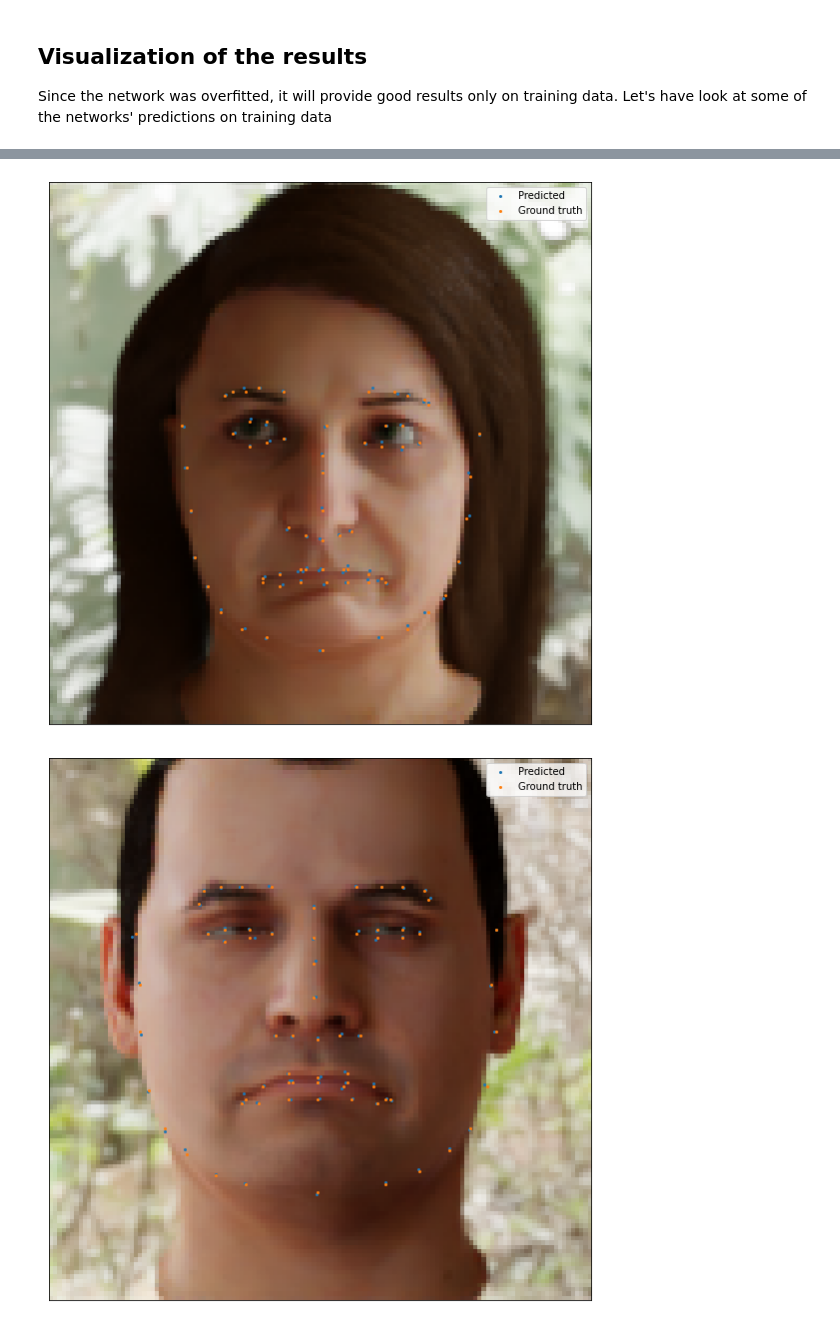
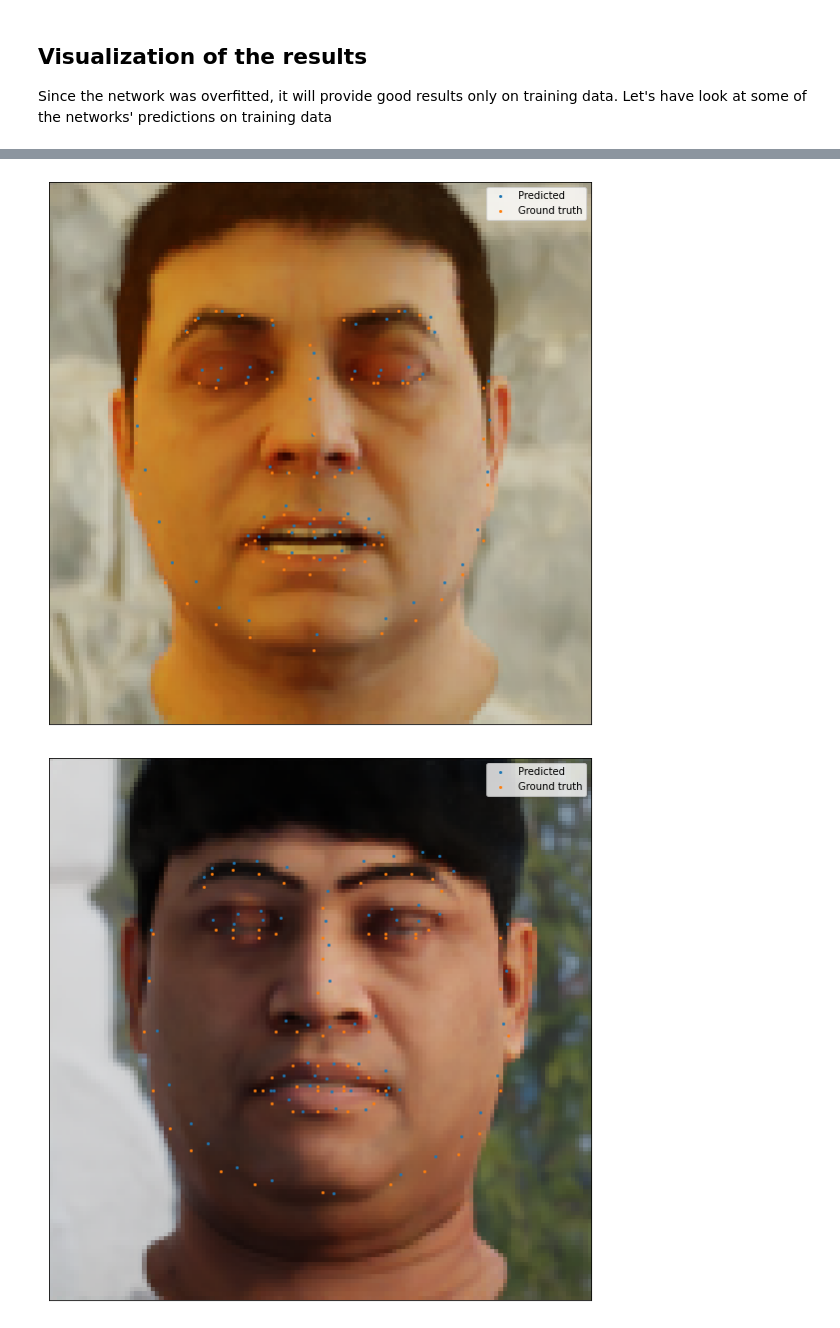
Before and after one commit to DatagenTech/dgutils, a Jupyter notebook: Notebooks/neural_network.ipynb, the cells around one changed output, grey strips where cells are left out. Cells and saved outputs as stored; diff of their text form; code cells hidden in the pictures.

Commit message:
Added augmentations to neural_network notebook (first version only)

```diff
--- a/Notebooks/neural_network.ipynb
+++ b/Notebooks/neural_network.ipynb
@@ -47,20 +50,20 @@ class NeuralNetwork(nn.Module):
 We define a custom Dataset class using Datagen's data loader
 # %%
 class DGDataset(Dataset):
-    def __init__(self, dataset, X_accessor, y_accessor):
+    def __init__(self, dataset, Xy_accessor, with_augmentations):
         # A Datagen data loader object (generated using datagen.load)
         self.dataset = dataset
         # Generic functions that take a data loader object as parameter and extract the relavant
         # input and output data for the network
-        self.X_accessor = X_accessor
-        self.y_accessor = y_accessor
+        self.Xy_accessor = Xy_accessor
+        self.with_augmentations = with_augmentations
 
     def __len__(self):
         return len(self.dataset)
 
     def __getitem__(self, idx):
         datapoint = self.dataset[idx]
-        return self.X_accessor(datapoint), self.y_accessor(datapoint)
+        return self.Xy_accessor(datapoint, with_augmentations=self.with_augmentations)
 # %% [markdown]
 ## Training and testing function
 # %%
@@ -107,12 +146,18 @@ The keypoints array is being flattened and normalized to image size so that the
 # %%
-X_accessor = lambda dp : ToTensor()(dp.visible_spectrum)
-y_accessor = lambda dp : torch.tensor((dp.keypoints.face.standard.coords_2d.flatten()/IMG_SIZE).astype('float32'))
+def Xy_accessor(dp, with_augmentations=False):
+    img = dp.visible_spectrum
+    keypoints = dp.keypoints.face.standard.coords_2d
+    if with_augmentations:
+        img, keypoints = augment(img, keypoints)
+    img = ToTensor()(img)
+    keypoints = torch.tensor((keypoints.flatten()/IMG_SIZE).astype('float32'))
+    return img, keypoints
 # %% [markdown]
 We split the dataset into train and test sets and create two PyTorch data loaders
 # %%
 train_set_size = int(TRAIN_TEST_RATIO * len(ds))
-training_data = DGDataset(ds[:train_set_size], X_accessor, y_accessor)
-test_data = DGDataset(ds[train_set_size:], X_accessor, y_accessor)
+training_data = DGDataset(ds[:train_set_size], Xy_accessor, with_augmentations=True)
+test_data = DGDataset(ds[train_set_size:], Xy_accessor, with_augmentations=False)
 
 train_dataloader = DataLoader(training_data, batch_size=BATCH_SIZE, shuffle=True)
 test_dataloader = DataLoader(test_data, batch_size=BATCH_SIZE)
@@ -172,16 +245,19 @@ Done!
 ## Visualization of the results
 Since the network was overfitted, it will provide good results only on training data. Let's have look at some of the networks' predictions on training data
 # %%
+training_data = DGDataset(ds[:train_set_size], Xy_accessor, with_augmentations=False)
+train_dataloader = DataLoader(training_data, batch_size=BATCH_SIZE, shuffle=True)
+
 model.eval()
-X, y = next(iter(train_dataloader))
+X, y = next(iter(test_dataloader))
 X = X.to(device)
 y_pred = model(X).detach().numpy()
 X = X.detach().numpy()
 y = y.detach().numpy()
 IMGS_TO_DISPLAY = 6
 for i, (img, lms_pred, lms_gt) in enumerate(zip(X, y_pred, y)):
-    lms_gt = lms_gt.reshape(68, 2) * IMG_SIZE
-    lms_pred = lms_pred.reshape(68, 2) * IMG_SIZE
+    lms_gt = lms_gt.reshape(NUMBER_OF_KEYPOINTS, 2) * IMG_SIZE
+    lms_pred = lms_pred.reshape(NUMBER_OF_KEYPOINTS, 2) * IMG_SIZE
     imshow(np.moveaxis(img, 0, -1))
     plt.scatter(lms_pred[:, 1], lms_pred[:, 0], s=4, label='Predicted')
     plt.scatter(lms_gt[:, 1], lms_gt[:, 0], s=4, label='Ground truth')
@@ -196,2 +272,2 @@ for i, (img, lms_pred, lms_gt) in enumerate(zip(X, y_pred, y)):
-[figure, old version]
+[figure, new version]
-[figure, old version]
+[figure, new version]
```
Also changed, not shown: parts of 10 cells of this notebook, 1 other file.
